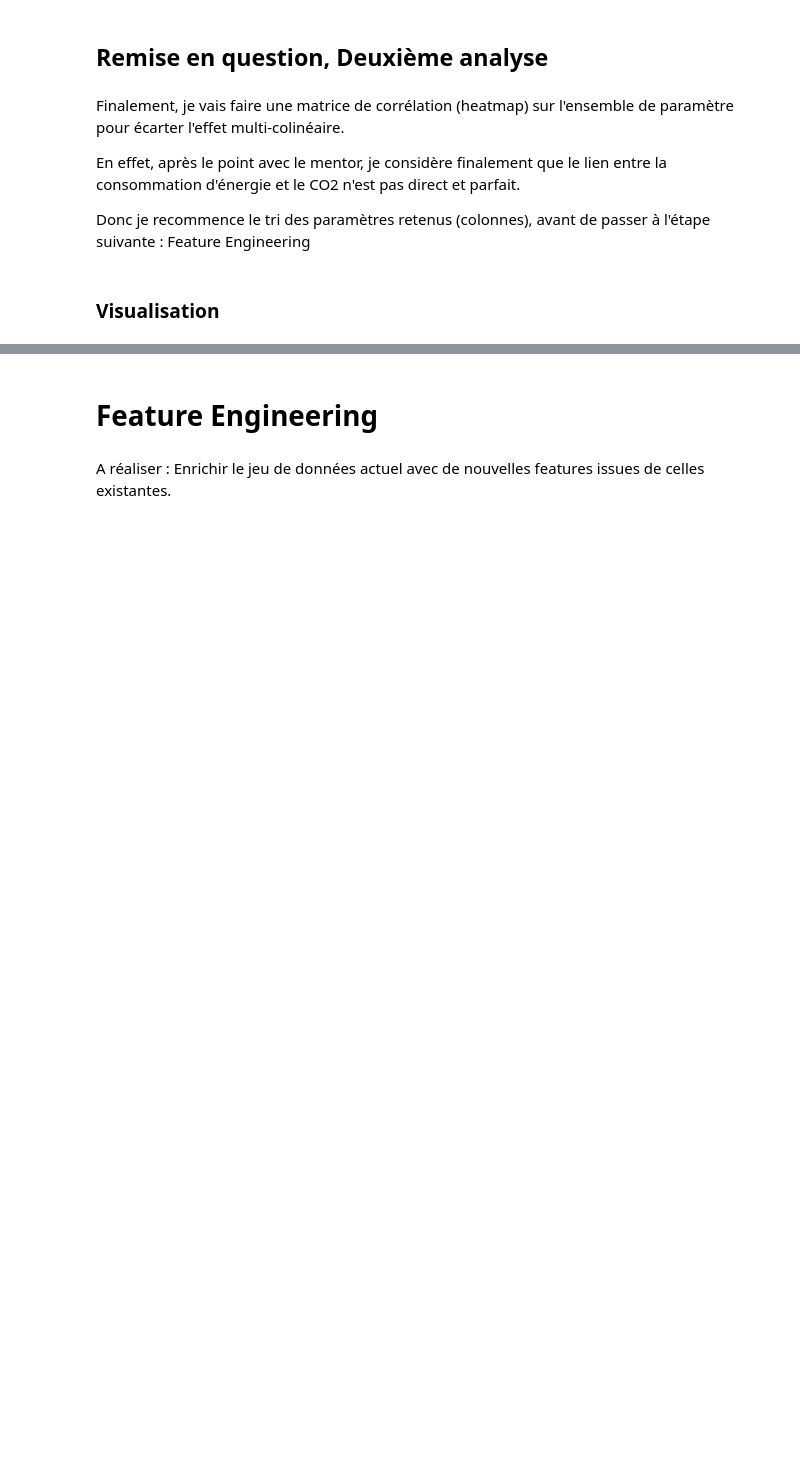
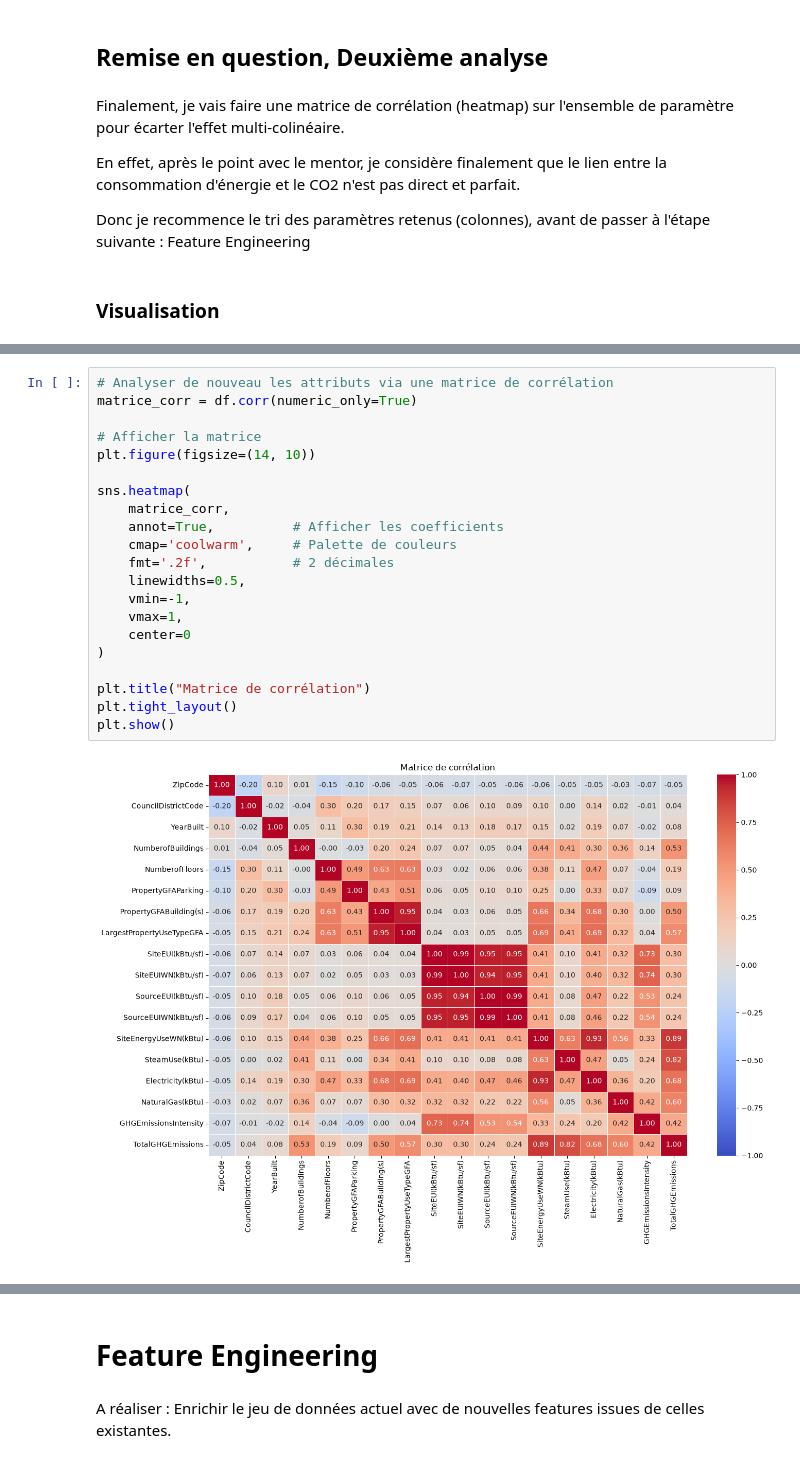
Before and after one commit to FabianDepagne/P3, a Jupyter notebook: P3_template_modelistation_supervisee_data_scientist.ipynb, the cells around one changed output, grey strips where cells are left out. Cells and saved outputs as stored; diff of their text form; blank space fills up the shorter version.

Commit message:
matrice de corrélation

```diff
--- a/P3_template_modelistation_supervisee_data_scientist.ipynb
+++ b/P3_template_modelistation_supervisee_data_scientist.ipynb
@@ -502,0 +509,23 @@ matrice_corr = df.corr(numeric_only=True)
+# %%
+# Analyser de nouveau les attributs via une matrice de corrélation
+matrice_corr = df.corr(numeric_only=True)
+
+# Afficher la matrice
+plt.figure(figsize=(14, 10))
+
+sns.heatmap(
+    matrice_corr,
+    annot=True,          # Afficher les coefficients
+    cmap='coolwarm',     # Palette de couleurs
+    fmt='.2f',           # 2 décimales
+    linewidths=0.5,
+    vmin=-1,
+    vmax=1,
+    center=0
+)
+
+plt.title("Matrice de corrélation")
+plt.tight_layout()
+plt.show()
+# %% [output]
+[figure, added]
```
Also changed, not shown: parts of 6 cells of this notebook.
